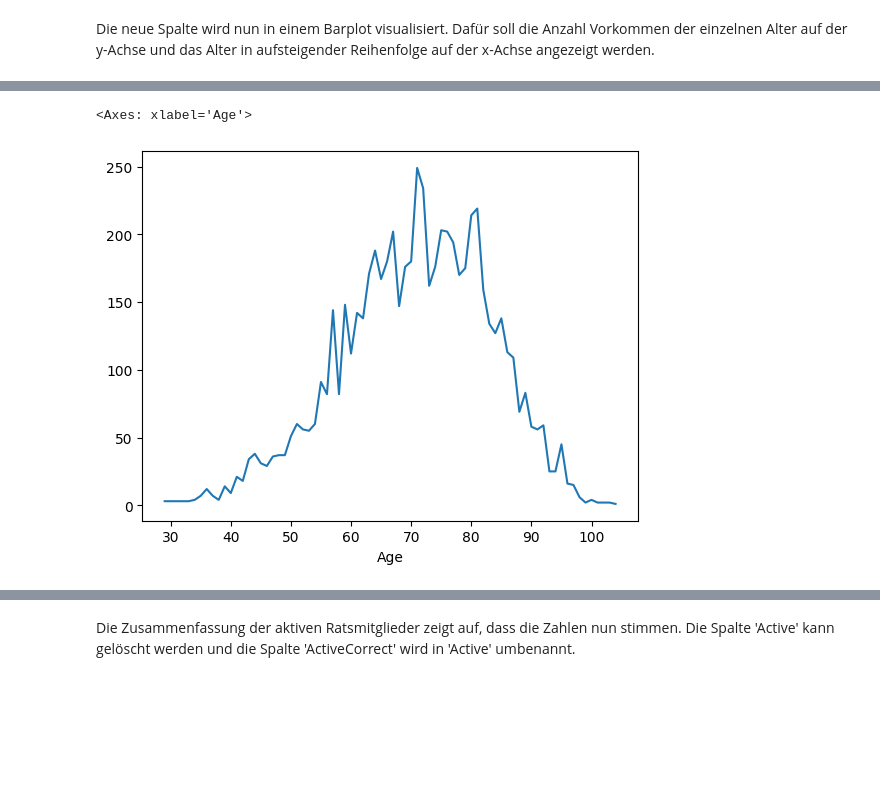
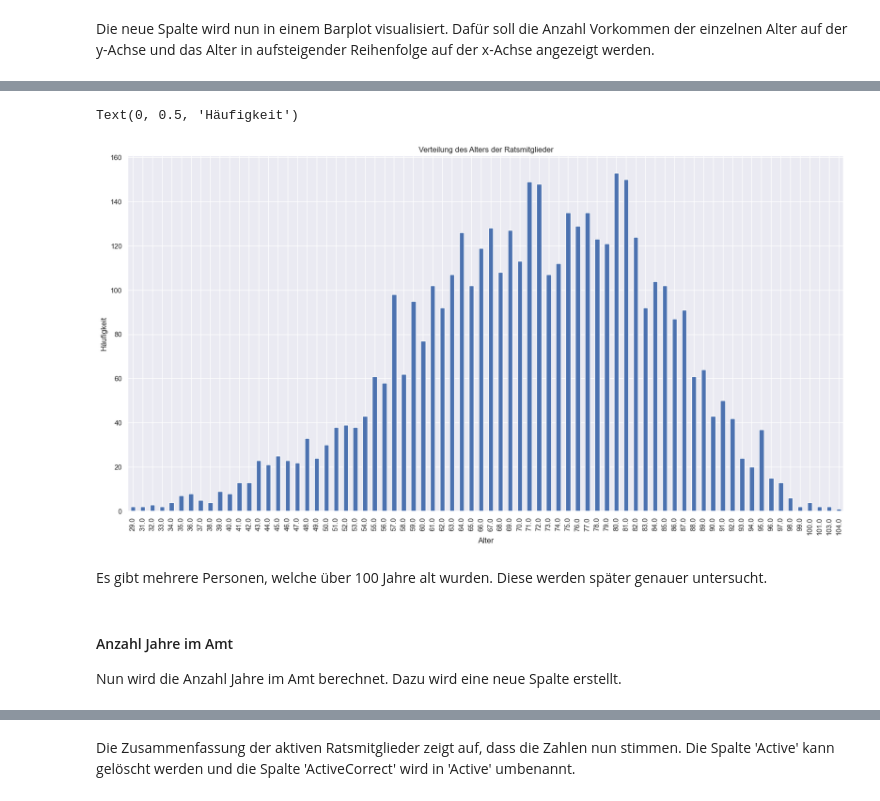
Before and after one commit to Tomcatreadytofly/MC_Ratsmitglieder, a Jupyter notebook: MC_Ratsmitglieder.ipynb, the cells around one changed output, grey strips where cells are left out. Cells and saved outputs as stored; diff of their text form; code cells hidden in the pictures; blank space fills up the shorter version.

```diff
--- a/MC_Ratsmitglieder.ipynb
+++ b/MC_Ratsmitglieder.ipynb
@@ -467,0 +547,3 @@ dtype: int64
+# %%
+df_merged = df_merged.drop_duplicates(subset=['Personalien', 'CouncilName', 'Eintritt', 'Austritt'])
+df_merged
@@ -477,4 +574,3 @@ Dazu macht es Sinn, neue Spalten zu erstellen.
 # %%
-# Alter bei Amtsantritt
-df_mod['AgeJoining'] = df_mod['DateJoining'].dt.year - df_mod['DateOfBirth'].dt.year
-df_mod['AgeJoining'].head()
+df_merged = df_merged.copy()
+df_merged['AgeJoining'] = df_merged['Eintritt'].dt.year - df_merged['DateOfBirth'].dt.year
@@ -523,4 +592,2 @@ plt.grid(axis='y')
 # %%
-# Alter bei Amtsaustritt
-df_mod['AgeLeaving'] = df_mod['DateLeaving'].dt.year - df_mod['DateOfBirth'].dt.year
-df_mod['AgeLeaving'].head()
+df_merged['AgeLeaving'] = df_merged['Austritt'].dt.year - df_merged['DateOfBirth'].dt.year
@@ -543,6 +607,5 @@ Text(0, 0.5, 'Häufigkeit')
 # %%
-# Alter der Ratsmitglieder
-df_mod['Age'] = df_mod['DateOfDeath'].dt.year - df_mod['DateOfBirth'].dt.year
-df_mod['Age'] = df_mod['Age'].fillna(2023 - df_mod['DateOfBirth'].dt.year)
-df_mod.head()
+df_merged['Age'] = df_merged['DateOfDeath'].dt.year - df_merged['DateOfBirth'].dt.year
+df_merged['Age'] = df_merged['Age'].fillna(2023 - df_merged['DateOfBirth'].dt.year)
+df_merged.head()
 # %% [output]
@@ -556,7 +618,17 @@ df_mod.head()
 # %%
-age_count = df_mod['Age'].value_counts().sort_index()
-age_count.plot()
+age_count = df_merged['Age'].value_counts().sort_index()
+plt.figure(figsize=(20,10))
+age_count.plot(kind='bar')
+plt.title('Verteilung des Alters der Ratsmitglieder')
+plt.xlabel('Alter')
+plt.ylabel('Häufigkeit')
 # %% [output]
-<Axes: xlabel='Age'>
+Text(0, 0.5, 'Häufigkeit')
-[figure, old version]
+[figure, new version]
+# %% [markdown]
+Es gibt mehrere Personen, welche über 100 Jahre alt wurden. Diese werden später genauer untersucht.
+# %% [markdown]
+
+#### Anzahl Jahre im Amt
+Nun wird die Anzahl Jahre im Amt berechnet. Dazu wird eine neue Spalte erstellt.
 # %%
```
Also changed, not shown: parts of 201 cells of this notebook, 2 other files.
